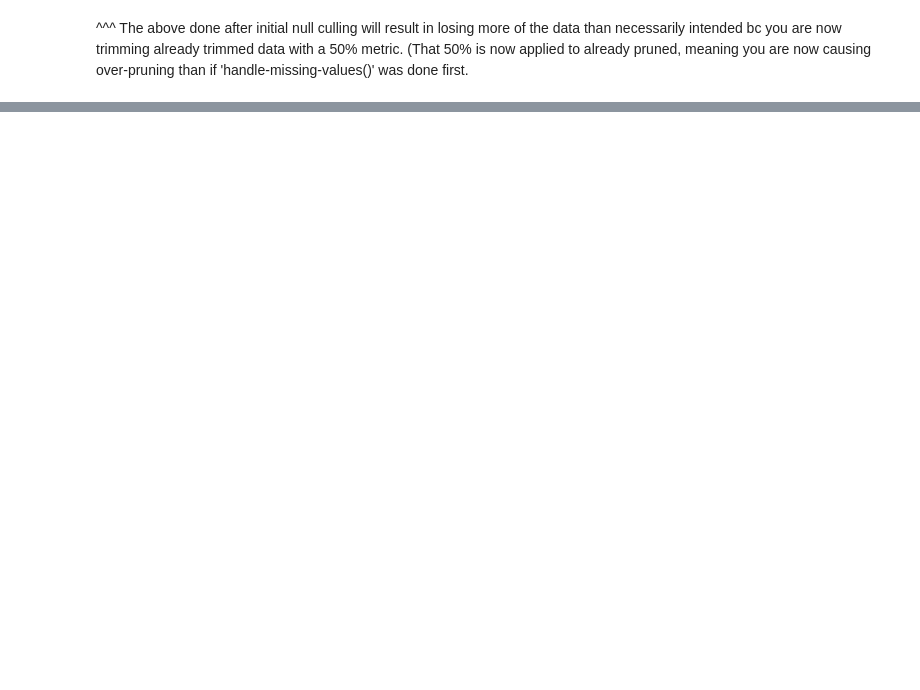
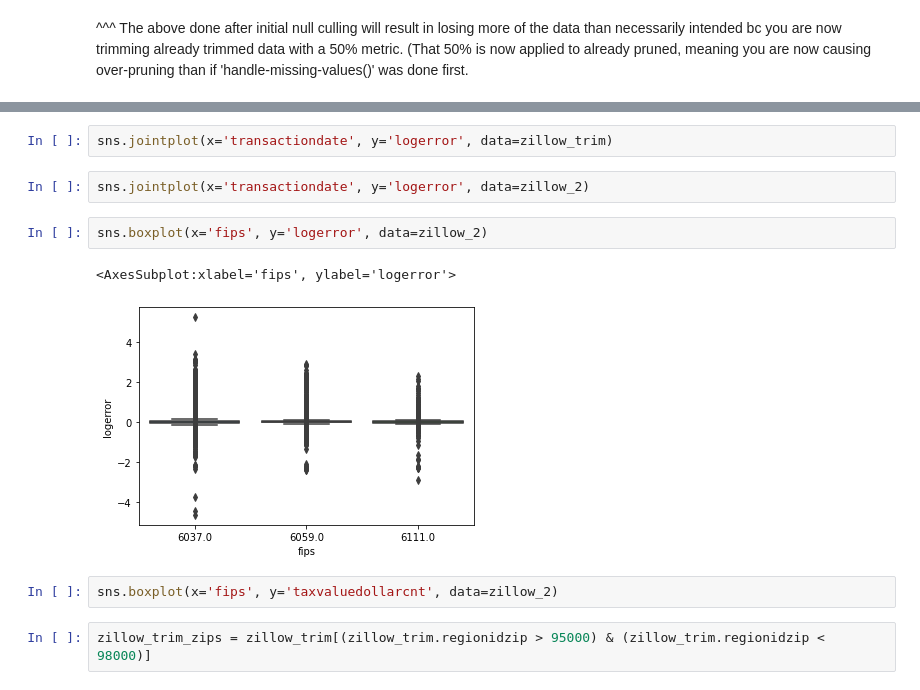
Before and after one commit to watermanbrandyn/clustering-exercises, a Jupyter notebook: zillow.ipynb, the cells around one changed output, grey strips where cells are left out. Saved outputs shown, nothing was run; the diff lists cells and outputs as text; blank space fills up the shorter version.

```diff
--- a/zillow.ipynb
+++ b/zillow.ipynb
@@ -377,0 +554,13 @@ zillow2.shape
+# %%
+sns.jointplot(x='transactiondate', y='logerror', data=zillow_trim)
+# %%
+sns.jointplot(x='transactiondate', y='logerror', data=zillow_2)
+# %%
+sns.boxplot(x='fips', y='logerror', data=zillow_2)
+# %% [output]
+<AxesSubplot:xlabel='fips', ylabel='logerror'>
+[figure, added]
+# %%
+sns.boxplot(x='fips', y='taxvaluedollarcnt', data=zillow_2)
+# %%
+zillow_trim_zips = zillow_trim[(zillow_trim.regionidzip > 95000) & (zillow_trim.regionidzip < 98000)]
```
Also changed, not shown: parts of 40 cells of this notebook.
